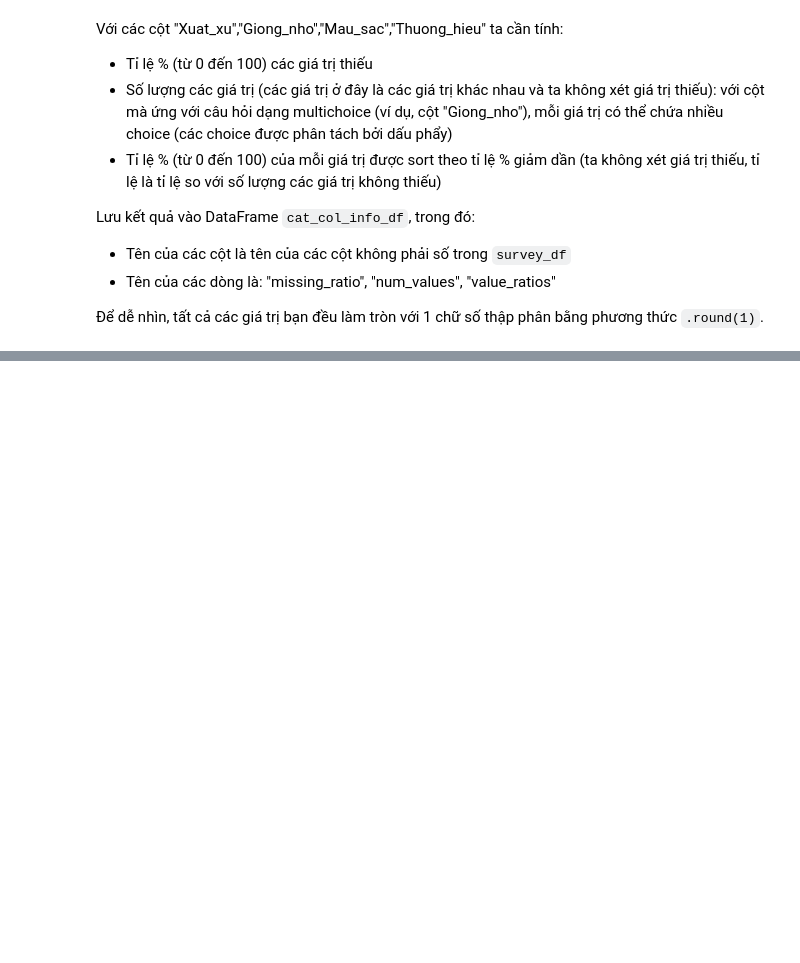
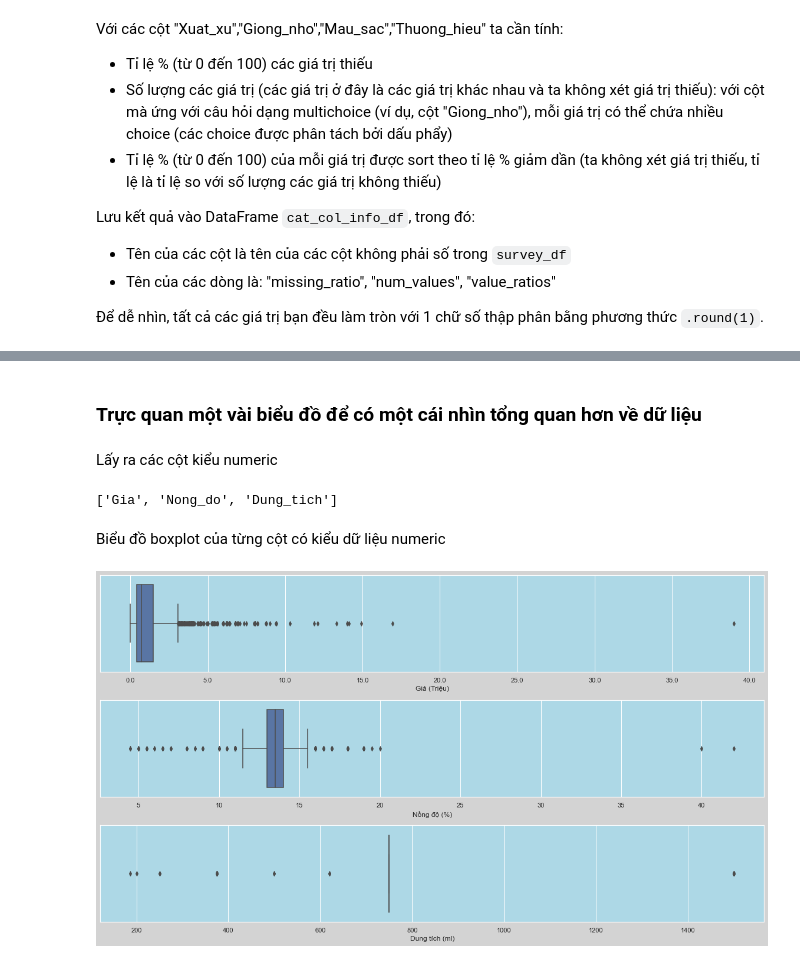
Before and after one commit to nmnghia0506/-NMKHDL_20_21, a Jupyter notebook: KhamPha_TienXuLy.ipynb, the cells around one changed output, grey strips where cells are left out. Saved outputs shown, nothing was run; the diff lists cells and outputs as text; code cells hidden in the pictures; blank space fills up the shorter version.

Commit message:
Add some graphs

```diff
--- a/KhamPha_TienXuLy.ipynb
+++ b/KhamPha_TienXuLy.ipynb
@@ -21,6 +21,8 @@ import pandas as pd
 # Nếu cần các thư viện khác thì bạn có thể import ở đây
 import re
 import statistics
+import seaborn as sns
+sns.set(rc={'axes.facecolor':'lightblue', 'figure.facecolor':'lightgray'})
 # %%
 import sys
 sys.executable
@@ -334,3 +336,30 @@ cat_col_info_df
 | missing_ratio | 0.0 | 2.8 | 14.3 | 62.4 |
 | num_values | 17 | 64 | 144 | 124 |
 | value_ratios | {'Pháp': 47.2, 'Chile': 19.5, 'Ý'... | {'Cabernet Sauvignon': 18.3, 'Mer... | {'đỏ ruby': 41.9, 'vàng rơm': 11.... | {'Concha Y Toro': 5.2, 'Albert Bi... |
+# %% [markdown]
+### Trực quan một vài biểu đồ để có một cái nhìn tổng quan hơn về dữ liệu
+# %% [markdown]
+Lấy ra các cột kiểu numeric
+# %%
+numeric_cols = df.select_dtypes('number').columns.tolist()
+numeric_cols
+# %% [output]
+['Gia', 'Nong_do', 'Dung_tich']
+# %% [markdown]
+Biểu đồ boxplot của từng cột có kiểu dữ liệu numeric
+# %%
+pretty_labels = {
+  'Gia' : 'Giá (Triệu)',
+  'Nong_do' : 'Nồng độ (%)',
+  'Dung_tich' : 'Dung tích (ml)'
+}
+fig, axes = plt.subplots(3,1, figsize = (16,9))
+for i,ax in enumerate(axes.flat):
+  sns.boxplot(data = df, x = numeric_cols[i], ax = ax)
+  ax.set_xlabel(pretty_labels[numeric_cols[i]])
+  if i == 0:
+    ax.set_xticklabels(['{}'.format(x) for x in ax.get_xticks()/1e6])
+
+plt.tight_layout()
+# %% [output]
+[figure, added]
```
Also changed, not shown: parts of 9 cells of this notebook.
